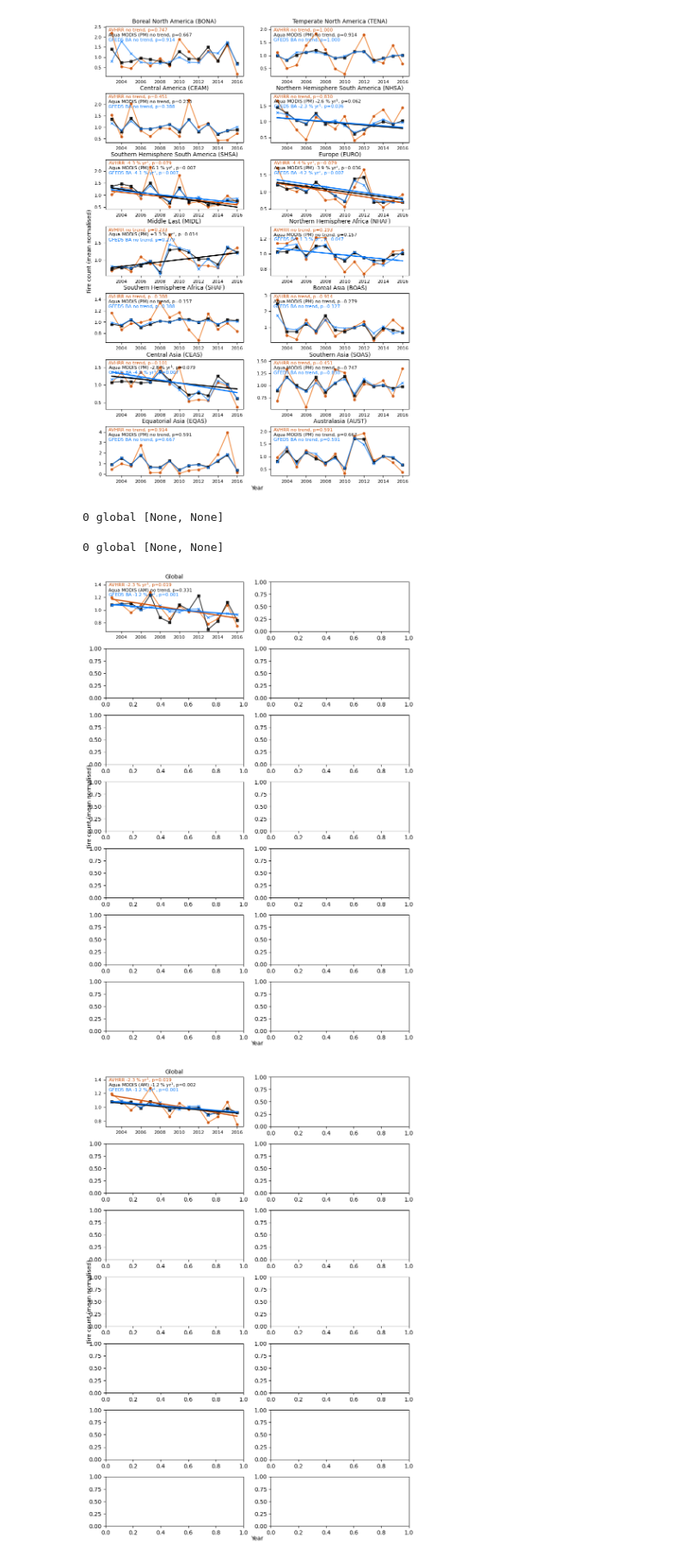
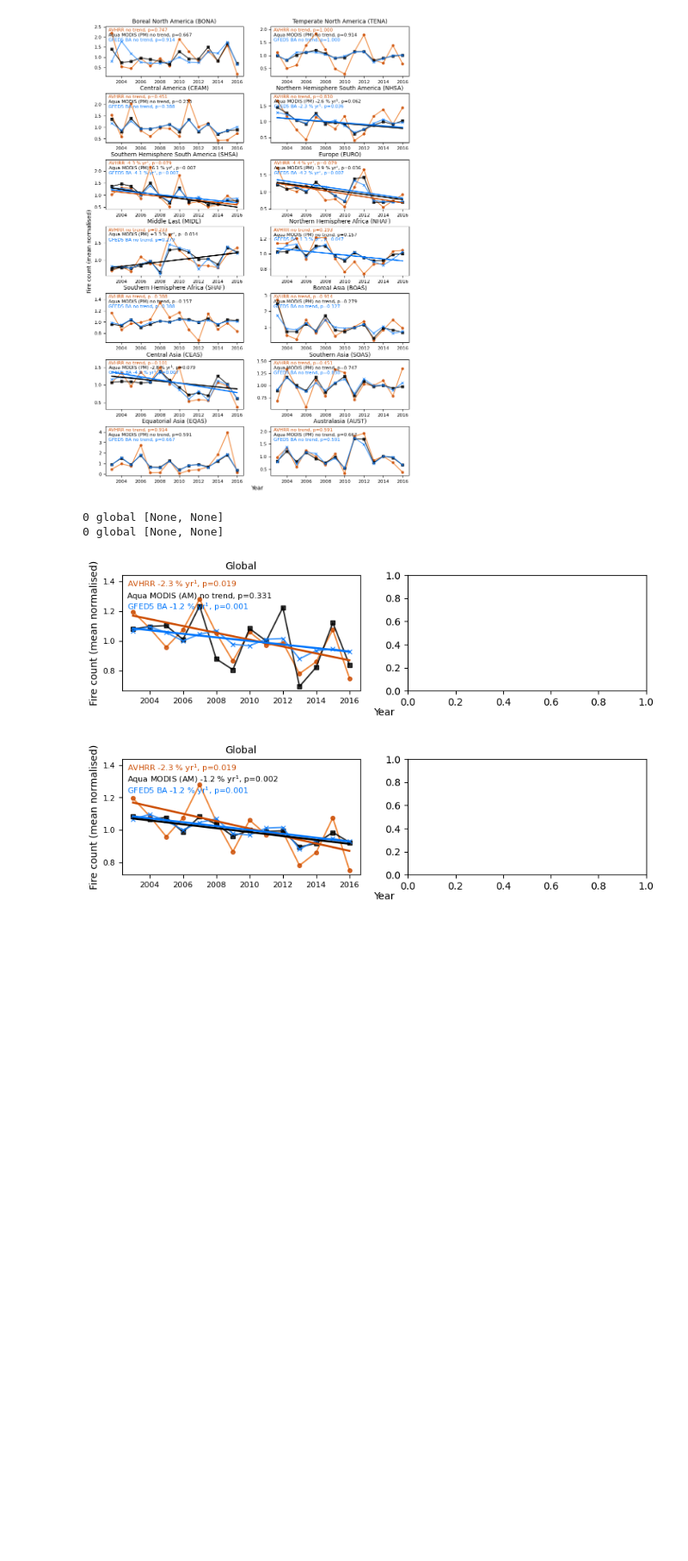
Before and after one commit to mdj4/avhrr-fire, a Jupyter notebook: src/06_intercomparison/03_intercomparison_vs_other_data.ipynb, the cells around one changed output. Shown at 86% size. Saved outputs shown, nothing was run; the diff lists cells and outputs as text; code cells hidden in the pictures; blank space fills up the shorter version.

```diff
--- a/src/06_intercomparison/03_intercomparison_vs_other_data.ipynb
+++ b/src/06_intercomparison/03_intercomparison_vs_other_data.ipynb
@@ -1512,37 +1512,37 @@ fig, axes, stats_tbl = ts_plotter_3series(df=am,
                                 y2str='n_count_modis_mean',
                                 y3str='n_ba_mean',
                                 series1_str ='AVHRR',
                                 series2_str = 'Aqua MODIS (AM)',
                                 series3_str = 'GFED5 BA',
                                 region_dict={'global':[None, None]},
                                 ylab="Fire count (mean normalised)",
                                 xlab="Year",
                                 av_color_list=av_color_list,
                                 fw_color_list=fw_color_list,
                                 ba_color_list=ba_color_list,
-                                nrow=7, ncol=2,
-                                dim = (210*mm,297*mm))
+                                nrow=1, ncol=2,
+                                dim = (210*mm,60*mm))
 fig.tight_layout()
 
 fig, axes, stats_tbl = ts_plotter_3series(df=pm,
                                 xstr='year',
                                 y1str='n_count_avhrr_mean',
                                 y2str='n_count_modis_mean',
                                 y3str='n_ba_mean',
                                 series1_str ='AVHRR',
                                 series2_str = 'Aqua MODIS (AM)',
                                 series3_str = 'GFED5 BA',
                                 region_dict={'global':[None, None]},
                                 ylab="Fire count (mean normalised)",
                                 xlab="Year",
                                 av_color_list=av_color_list,
                                 fw_color_list=fw_color_list,
                                 ba_color_list=ba_color_list,
-                                nrow=7, ncol=2,
-                                dim = (210*mm,297*mm))
+                                nrow=1, ncol=2,
+                                dim = (210*mm,60*mm))
 fig.tight_layout()
 # %% [output]
 0 global [None, None]
+0 global [None, None]
-0 global [None, None]
-[figure, old version]
+[figure, new version]
-[figure, old version]
+[figure, new version]
```
Also changed, not shown: 3 other files.
